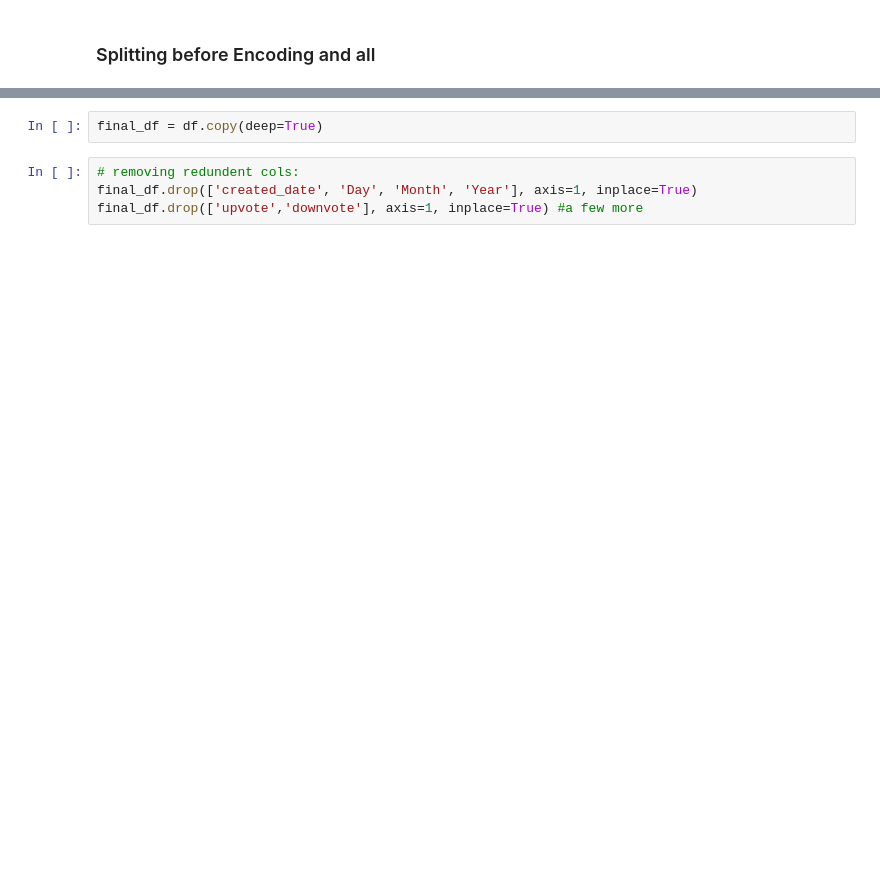
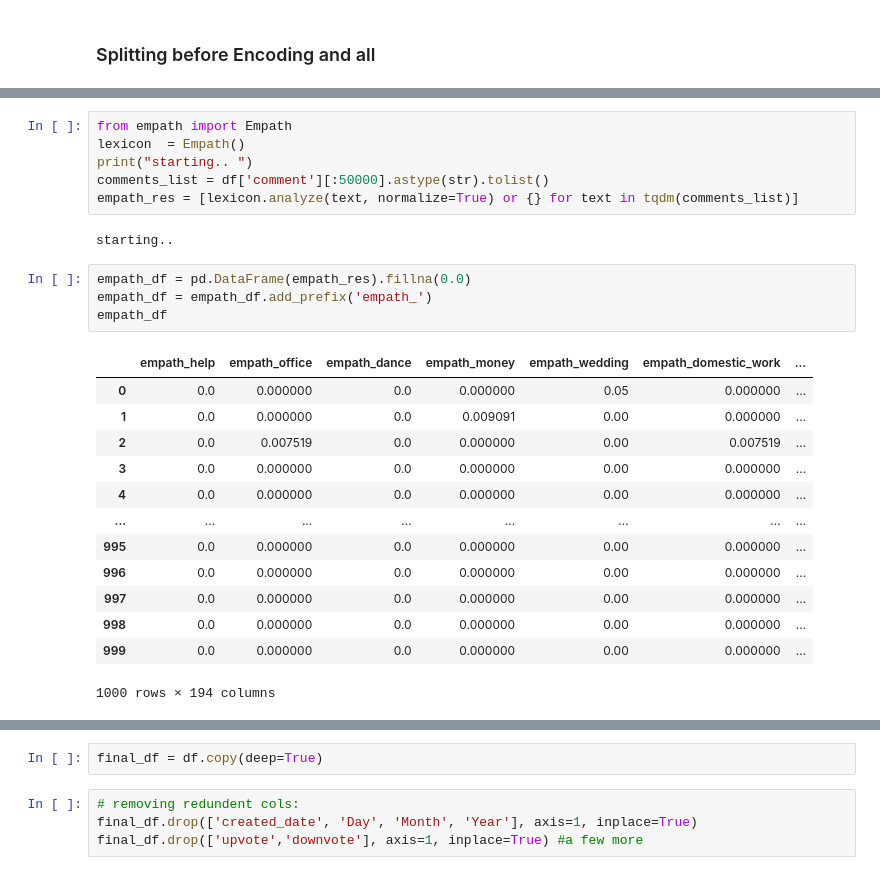
Before and after one commit to Kr-Adarsh/ML_CORE, a Jupyter notebook: projs/Comments Category Prediction/comments_category_prediction.ipynb, the cells around one changed output, grey strips where cells are left out. Saved outputs shown, nothing was run; the diff lists cells and outputs as text; blank space fills up the shorter version.

```diff
--- a/projs/Comments Category Prediction/comments_category_prediction.ipynb
+++ b/projs/Comments Category Prediction/comments_category_prediction.ipynb
@@ -385,0 +233,26 @@ array([ 73,  39,  31,  72,  71, 120,  40, 111,  64, 123,  61, 105,  84,
+# %%
+from empath import Empath
+lexicon  = Empath()
+print("starting.. ")
+comments_list = df['comment'][:50000].astype(str).tolist()
+empath_res = [lexicon.analyze(text, normalize=True) or {} for text in tqdm(comments_list)]
+# %% [output]
+starting..
+# %%
+empath_df = pd.DataFrame(empath_res).fillna(0.0)
+empath_df = empath_df.add_prefix('empath_')
+empath_df
+# %% [output]
+|  | empath_help | empath_office | empath_dance | empath_money | empath_wedding | empath_domestic_work | ... |
+| 0 | 0.0 | 0.000000 | 0.0 | 0.000000 | 0.05 | 0.000000 | ... |
+| 1 | 0.0 | 0.000000 | 0.0 | 0.009091 | 0.00 | 0.000000 | ... |
+| 2 | 0.0 | 0.007519 | 0.0 | 0.000000 | 0.00 | 0.007519 | ... |
+| 3 | 0.0 | 0.000000 | 0.0 | 0.000000 | 0.00 | 0.000000 | ... |
+| 4 | 0.0 | 0.000000 | 0.0 | 0.000000 | 0.00 | 0.000000 | ... |
+| ... | ... | ... | ... | ... | ... | ... | ... |
+| 995 | 0.0 | 0.000000 | 0.0 | 0.000000 | 0.00 | 0.000000 | ... |
+| 996 | 0.0 | 0.000000 | 0.0 | 0.000000 | 0.00 | 0.000000 | ... |
+| 997 | 0.0 | 0.000000 | 0.0 | 0.000000 | 0.00 | 0.000000 | ... |
+| 998 | 0.0 | 0.000000 | 0.0 | 0.000000 | 0.00 | 0.000000 | ... |
+| 999 | 0.0 | 0.000000 | 0.0 | 0.000000 | 0.00 | 0.000000 | ... |
+1000 rows × 194 columns
```
Also changed, not shown: parts of 62 cells of this notebook, 3 other files.
